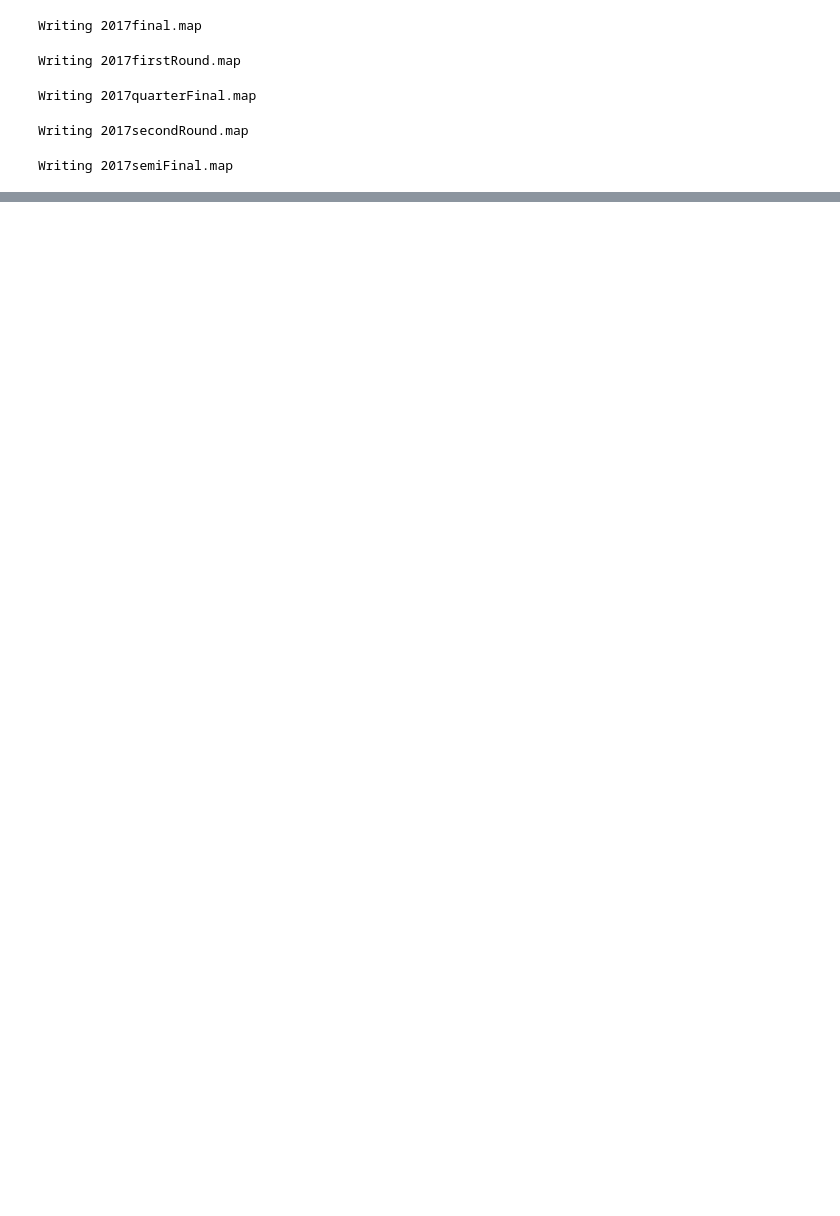
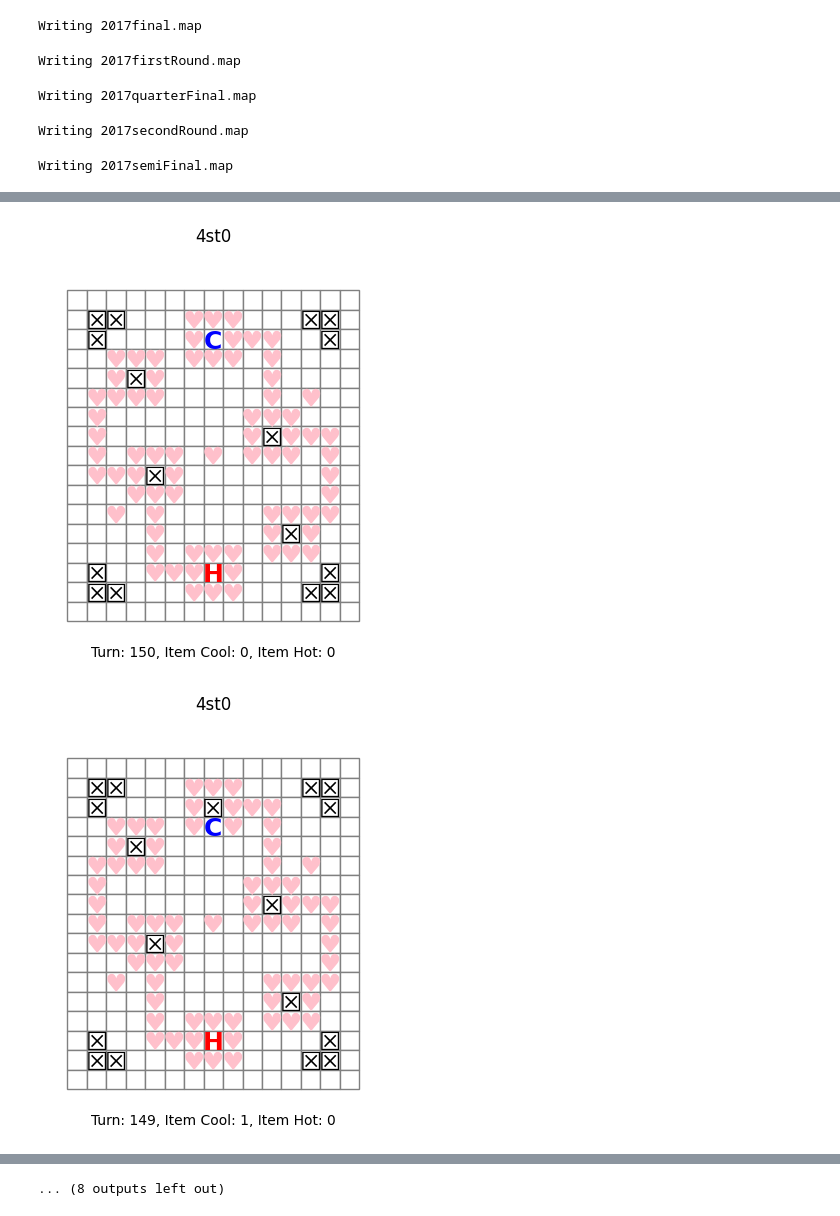
Before and after one commit to KonoYukiJP/U-16ProgrammingContest, a Jupyter notebook: 卒業研究.ipynb, the cells around one changed output, grey strips where cells are left out. Saved outputs shown, nothing was run; the diff lists cells and outputs as text; code cells hidden in the pictures; blank space fills up the shorter version.

```diff
--- a/卒業研究.ipynb
+++ b/卒業研究.ipynb
@@ -145,9 +145,18 @@ class Client:
             else:
                 for i in range(3):
                     value.append(2)
-        if self.isWorking and value[1] == value[3] == value[5] == value[7] == 2:
-            self.__displayMap(indexOfResult = 1)
-            self.isWorking = False
+        if self.isWorking:
+            x0 = self.__hotPosition[0]
+            y0 = self.__hotPosition[1]
+            if self.__map[x0][y0 - 1] == self.__map[x0][y0 + 1] == self.__map[x0 - 1][y0] == self.__map[x0 + 1][y0] == 2:
+                self.__displayMap(indexOfResult = 0)
+                self.isWorking = False
+            if value[1] == value[3] == value[5] == value[7] == 2:
+                if not self.__map[x0][y0 - 1] == self.__map[x0][y0 + 1] == self.__map[x0 - 1][y0] == self.__map[x0 + 1][y0] == 2:
+                    self.__displayMap(indexOfResult = 1)
+                else:
+                    self.__displayMap(indexOfResult = 2)
+                self.isWorking = False
         return value
 
     def __walk(self, horizontal, forward):
@@ -163,7 +172,7 @@ class Client:
             self.__coolPosition[0 if horizontal else 1] = self.__coolPosition[0 if horizontal else 1] + 1 if forward else self.__coolPosition[0 if horizontal else 1] - 1
             x = self.__coolPosition[0]
             y = self.__coolPosition[1]
-            if self.__map[x][y] == 3:
+            if 0 <= x < self.__mapSize[0] and 0 <= y < self.__mapSize[1] and self.__map[x][y] == 3:
                 self.__map[x][y] = 0
                 self.__coolItemCount += 1
                 self.__map[x0][y0] = 2
@@ -567,0 +500,30 @@ while client.isWorking:
+# %%
+client = Client('2017semiFinal.map')
+
+flag = 0
+flag2 = True
+
+while client.isWorking:
+    value = client.get_ready()
+
+    if flag < 4:
+        value = client.walk_down()
+    elif value[6] == 3:
+        client.walk_right()
+    elif value[8] == 3:
+        client.walk_down()
+    elif value[2] == 3:
+        client.walk_up()
+    elif value[4] == 3:
+        client.walk_left()
+    elif value[8] == 2:
+        client.walk_up()
+    elif value[9] == 2:
+        client.put_down()
+    else:
+        client.walk_down()
+
+    flag += 1
+# %% [output]
+[figure, added]
+[figure, added]
@@ -567,0 +540 @@ while client.isWorking:
+... (8 outputs left out)
```
Also changed, not shown: parts of 3 cells of this notebook.
